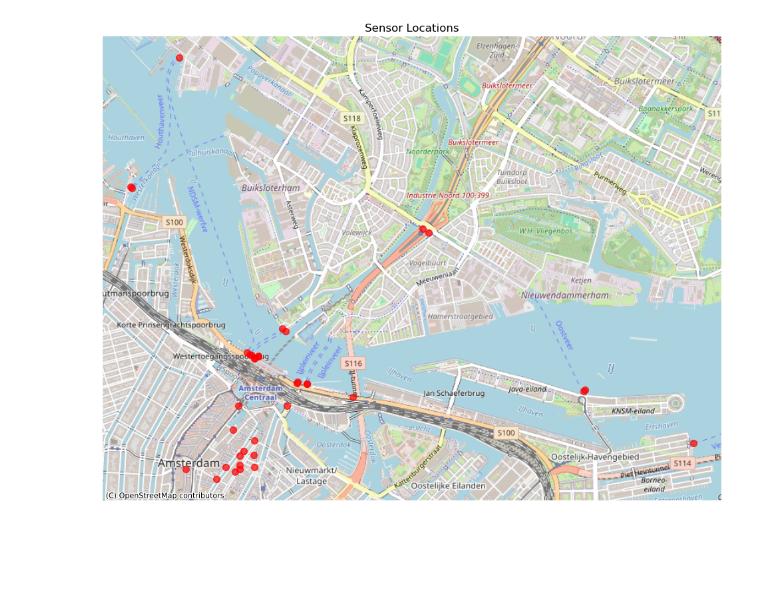
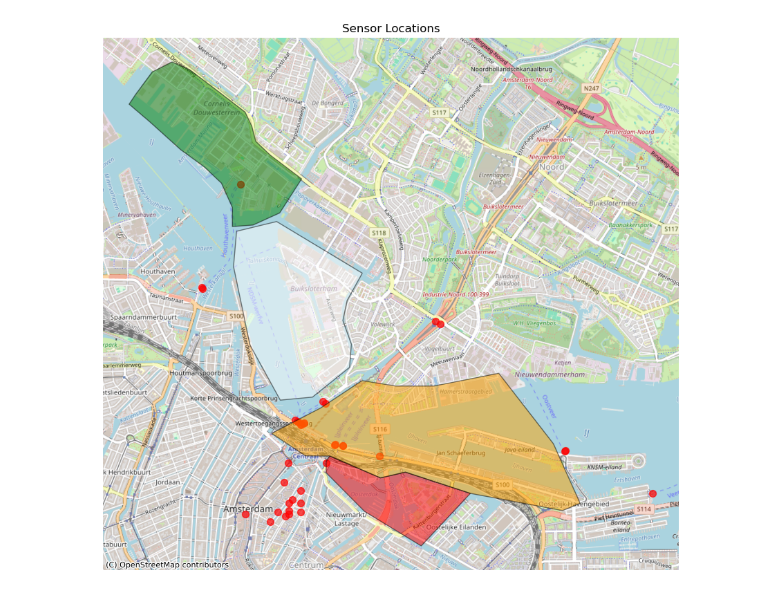
Before and after one commit to Julievdl/Group-25-TIL6022-Python-Programming, a Jupyter notebook: Data/mapcreation.ipynb, the cells around one changed output. Saved outputs shown, nothing was run; the diff lists cells and outputs as text; code cells hidden in the pictures; blank space fills up the shorter version.

Commit message:
Zones toegevoegd

```diff
--- a/Data/mapcreation.ipynb
+++ b/Data/mapcreation.ipynb
@@ -32,3 +33,20 @@ gdf = gpd.GeoDataFrame(df, geometry=geometry, crs="EPSG:4326")
 | 2 | CMSA-GAWW-12 | Oudekennissteeg | 52.373860, 4.898690 | 3 | 2,6 | 52.373860 | 4.898690 | POINT (4.89869 52.37386) |
 | 3 | CMSA-GAWW-13 | Stoofsteeg | 52.372439, 4.897689 | 2,6 | 2,2 | 52.372439 | 4.897689 | POINT (4.89769 52.37244) |
 | 4 | CMSA-GAWW-14 | Oudezijds Voorburgwal t.h.v. 91 | 52.373538, 4.898166 | 4 | 3,6 | 52.373538 | 4.898166 | POINT (4.89817 52.37354) |
+# %%
+zones = pd.read_csv("Sail plekken Zones.csv")
+zones['geometry'] = zones['WKT'].apply(wkt.loads)
+gdf_zones = gpd.GeoDataFrame(zones, geometry='geometry', crs="EPSG:4326")
+
+color_map = {
+    "Green Zone: Sustainability & Innovation": "green",
+    "White zone: Party of meeting": "white",
+    "Red zone: Sail's Cultural Living Room": "red",
+    "Orange Zone: The Nautical Heart of Sail": "orange"
+}
+
+gdf_zones['color'] = gdf_zones['naam'].map(color_map)
+
+gdf_zones = gdf_zones.to_crs(epsg=3857)
+
+gdf_zones.head()
@@ -35,25 +59,27 @@ gdf = gpd.GeoDataFrame(df, geometry=geometry, crs="EPSG:4326")
 # %%
 city = "Amsterdam, Netherlands"
 gdf_city = ox.geocode_to_gdf(city).to_crs(epsg=3857)
 
 gdf = gdf.to_crs(epsg=3857)
 
 fig, ax = plt.subplots(figsize=(12, 10))
 
 gdf.plot(ax=ax, color='red', markersize=50, alpha=0.7)
+
+gdf_zones.plot(ax=ax, color=gdf_zones['color'], alpha=0.5, edgecolor='black', linewidth=1)
 
 ctx.add_basemap(ax, source=ctx.providers.OpenStreetMap.Mapnik)
 
 ax.set_axis_off()
 plt.title("Sensor Locations")
 
 plt.savefig(
     "sensormap.png",
     dpi=300,
     bbox_inches='tight',
     pad_inches=0
 )
 
 plt.show()
 # %% [output]
-[figure, old version]
+[figure, new version]
```
Also changed, not shown: parts of 2 cells of this notebook, 2 other files.
